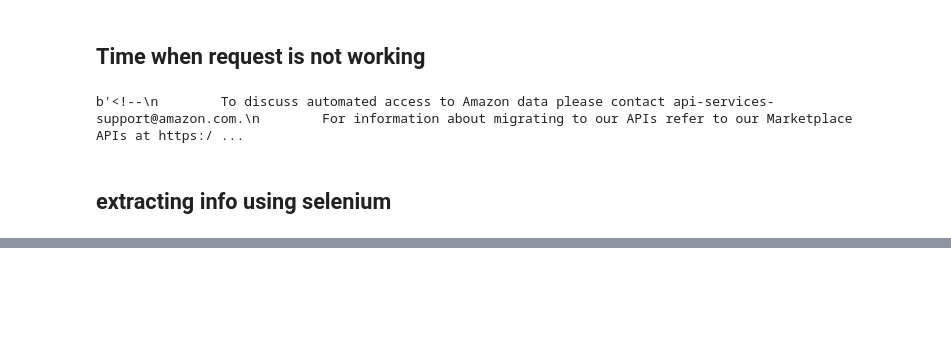
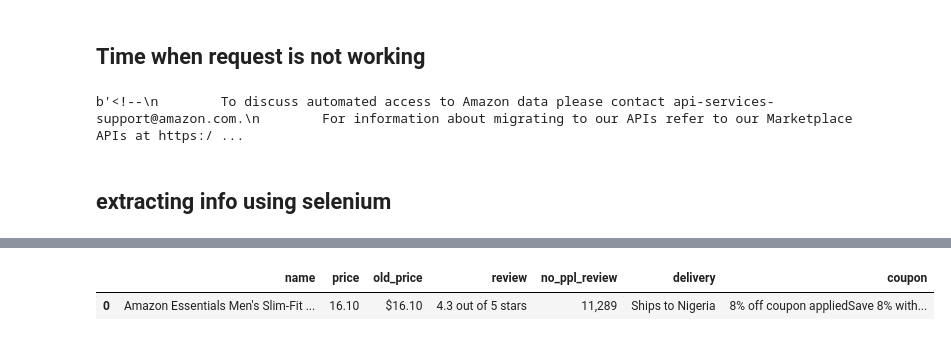
Before and after one commit to McBoson/web-scrapping, a Jupyter notebook: Web Scrapping tutorial.ipynb, the cells around one changed output, grey strips where cells are left out. Saved outputs shown, nothing was run; the diff lists cells and outputs as text; code cells hidden in the pictures; blank space fills up the shorter version.

```diff
--- a/Web Scrapping tutorial.ipynb
+++ b/Web Scrapping tutorial.ipynb
@@ -312,0 +352,3 @@ AttributeError: 'NoneType' object has no attribute 'page_source'
+# %%
+price=sp.find("span", class_="a-price-whole").text + sp.find("span", class_="a-price-fraction").text
+price
@@ -312,0 +357,3 @@ AttributeError: 'NoneType' object has no attribute 'page_source'
+# %%
+old_price=sp.find("span", class_="a-offscreen").text
+old_price
@@ -312,0 +362,3 @@ AttributeError: 'NoneType' object has no attribute 'page_source'
+# %%
+coupon=sp.find("div", class_="a-row a-size-small a-color-secondary").text
+coupon
@@ -312,0 +367,3 @@ AttributeError: 'NoneType' object has no attribute 'page_source'
+# %%
+delivery=sp.find("div", class_="a-row a-size-base a-color-secondary s-align-children-center").text
+delivery
@@ -312,0 +398,21 @@ AttributeError: 'NoneType' object has no attribute 'page_source'
+# %%
+dic = {"name":[],
+      "price":[],
+      "old_price":[],
+
+      "review":[],
+      "no_ppl_review":[],
+      "delivery":[],
+       "coupon":[]}
+dic["name"].append(name)
+dic["price"].append(price)
+dic["old_price"].append(old_price)
+dic["coupon"].append(coupon)
+dic["review"].append(review)
+dic["no_ppl_review"].append(no_ppl_review)
+dic["delivery"].append(delivery)
+amazon=pd.DataFrame(dic, index=[0])
+amazon
+# %% [output]
+|  | name | price | old_price | review | no_ppl_review | delivery | coupon |
+| 0 | Amazon Essentials Men's Slim-Fit ... | 16.10 | $16.10 | 4.3 out of 5 stars | 11,289 | Ships to Nigeria | 8% off coupon appliedSave 8% with... |
```
Also changed, not shown: parts of 18 cells of this notebook.
